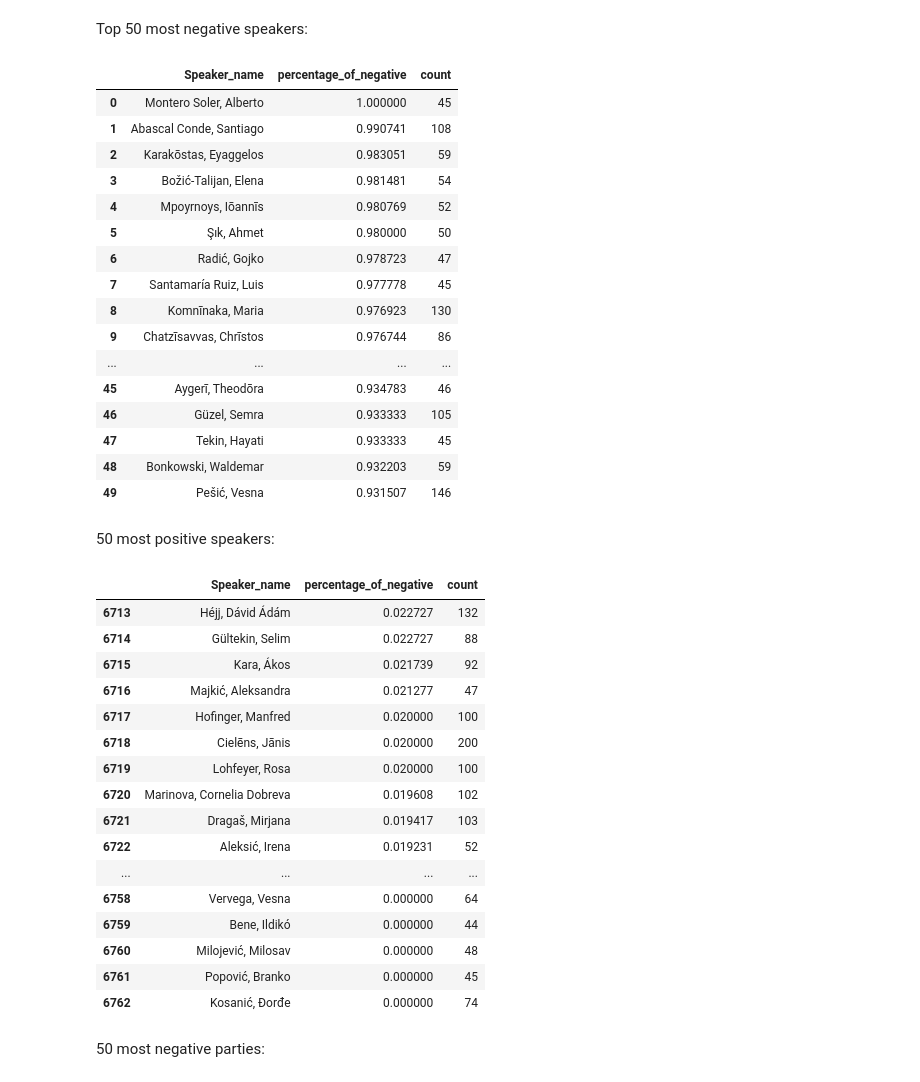
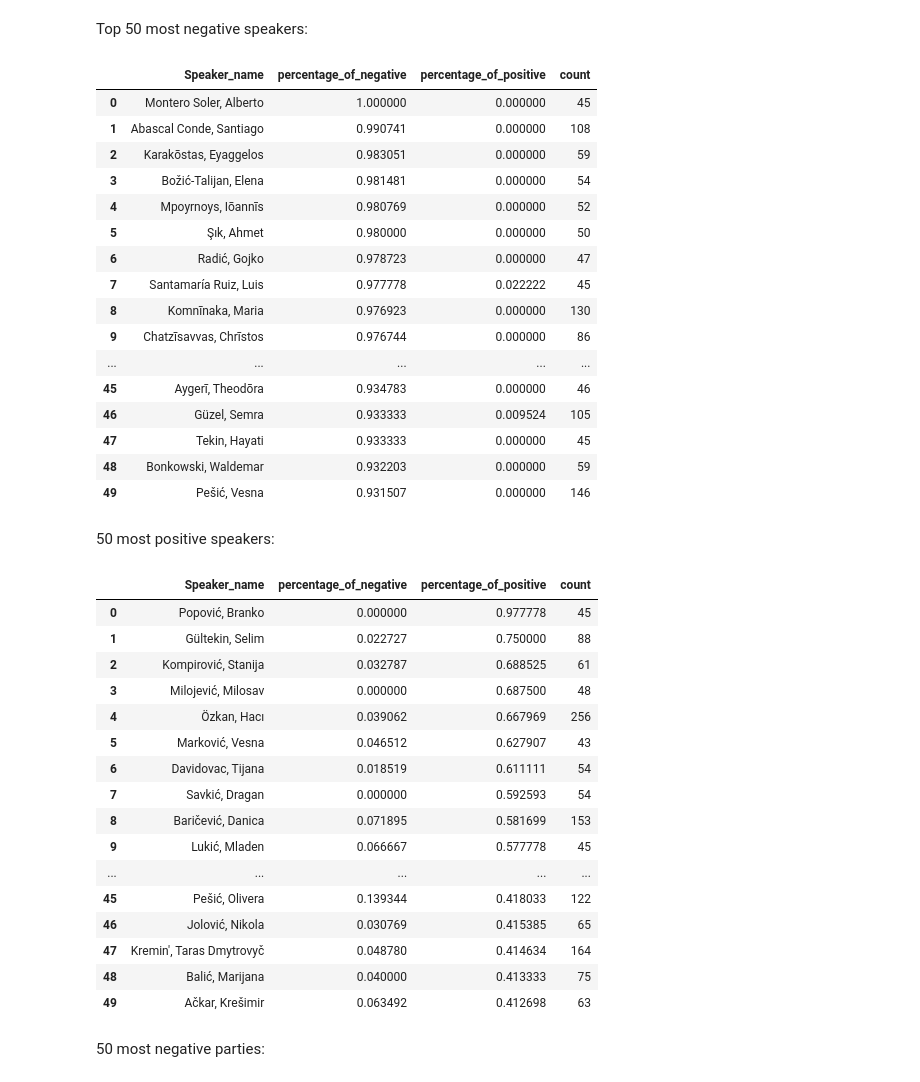
Before and after one commit to clarinsi/parlasent_analysis, a Jupyter notebook: 3_champions_of_sentiment_discoruse.ipynb, the cells around one changed output. Saved outputs shown, nothing was run; the diff lists cells and outputs as text; code cells hidden in the pictures.

```diff
--- a/3_champions_of_sentiment_discoruse.ipynb
+++ b/3_champions_of_sentiment_discoruse.ipynb
@@ -21,7 +21,7 @@ if not Path("speeches.csv.zip").exists():
     system("wget https://huggingface.co/datasets/5roop/parlasent_data/resolve/main/speeches.csv.zip")
 df = pd.read_csv("speeches.csv.zip")
 # %%
-def calculate_sentiment(target="Speaker_name", *, country=None, term=None, filter=None):
+def calculate_sentiment(target="Speaker_name", *, country=None, term=None, filter=None, sort_by="percentage_of_negative"):
     global df
     all_countries = df.country.unique().tolist()
     if country == None:
@@ -62,7 +62,7 @@ def calculate_sentiment(target="Speaker_name", *, country=None, term=None, filte
     gb2.columns = f"{target} percentage_of_negative percentage_of_positive count".split()
 
     # gb2 = gb2.merge(gb1, on=f"{target}", how="left")
-    gb2 = gb2.sort_values(by="percentage_of_negative", ascending=False)
+    gb2 = gb2.sort_values(by=sort_by, ascending=False)
 
     if filter:
         sigma = gb2["count"].std()
@@ -172,45 +150,45 @@ Top 50 most negative speakers:
 # %%
 calculate_sentiment("Speaker_name", country="", term="",filter="Q1+").head(50)
 # %% [output]
-|  | Speaker_name | percentage_of_negative | count |
-| 0 | Montero Soler, Alberto | 1.000000 | 45 |
-| 1 | Abascal Conde, Santiago | 0.990741 | 108 |
-| 2 | Karakōstas, Eyaggelos | 0.983051 | 59 |
-| 3 | Božić-Talijan, Elena | 0.981481 | 54 |
-| 4 | Mpoyrnoys, Iōannīs | 0.980769 | 52 |
-| 5 | Şık, Ahmet | 0.980000 | 50 |
-| 6 | Radić, Gojko | 0.978723 | 47 |
-| 7 | Santamaría Ruiz, Luis | 0.977778 | 45 |
-| 8 | Komnīnaka, Maria | 0.976923 | 130 |
-| 9 | Chatzīsavvas, Chrīstos | 0.976744 | 86 |
-| ... | ... | ... | ... |
-| 45 | Aygerī, Theodōra | 0.934783 | 46 |
-| 46 | Güzel, Semra | 0.933333 | 105 |
-| 47 | Tekin, Hayati | 0.933333 | 45 |
-| 48 | Bonkowski, Waldemar | 0.932203 | 59 |
-| 49 | Pešić, Vesna | 0.931507 | 146 |
+|  | Speaker_name | percentage_of_negative | percentage_of_positive | count |
+| 0 | Montero Soler, Alberto | 1.000000 | 0.000000 | 45 |
+| 1 | Abascal Conde, Santiago | 0.990741 | 0.000000 | 108 |
+| 2 | Karakōstas, Eyaggelos | 0.983051 | 0.000000 | 59 |
+| 3 | Božić-Talijan, Elena | 0.981481 | 0.000000 | 54 |
+| 4 | Mpoyrnoys, Iōannīs | 0.980769 | 0.000000 | 52 |
+| 5 | Şık, Ahmet | 0.980000 | 0.000000 | 50 |
+| 6 | Radić, Gojko | 0.978723 | 0.000000 | 47 |
+| 7 | Santamaría Ruiz, Luis | 0.977778 | 0.022222 | 45 |
+| 8 | Komnīnaka, Maria | 0.976923 | 0.000000 | 130 |
+| 9 | Chatzīsavvas, Chrīstos | 0.976744 | 0.000000 | 86 |
+| ... | ... | ... | ... | ... |
+| 45 | Aygerī, Theodōra | 0.934783 | 0.000000 | 46 |
+| 46 | Güzel, Semra | 0.933333 | 0.009524 | 105 |
+| 47 | Tekin, Hayati | 0.933333 | 0.000000 | 45 |
+| 48 | Bonkowski, Waldemar | 0.932203 | 0.000000 | 59 |
+| 49 | Pešić, Vesna | 0.931507 | 0.000000 | 146 |
 # %% [markdown]
 50 most positive speakers:
 # %%
-calculate_sentiment("Speaker_name", country="", term="",filter="Q1+").tail(50)
+calculate_sentiment("Speaker_name", country="", term="",filter="Q1+", sort_by="percentage_of_positive").head(50)
 # %% [output]
-|  | Speaker_name | percentage_of_negative | count |
-| 6713 | Héjj, Dávid Ádám | 0.022727 | 132 |
-| 6714 | Gültekin, Selim | 0.022727 | 88 |
-| 6715 | Kara, Ákos | 0.021739 | 92 |
-| 6716 | Majkić, Aleksandra | 0.021277 | 47 |
-| 6717 | Hofinger, Manfred | 0.020000 | 100 |
-| 6718 | Cielēns, Jānis | 0.020000 | 200 |
-| 6719 | Lohfeyer, Rosa | 0.020000 | 100 |
-| 6720 | Marinova, Cornelia Dobreva | 0.019608 | 102 |
-| 6721 | Dragaš, Mirjana | 0.019417 | 103 |
-| 6722 | Aleksić, Irena | 0.019231 | 52 |
-| ... | ... | ... | ... |
-| 6758 | Vervega, Vesna | 0.000000 | 64 |
-| 6759 | Bene, Ildikó | 0.000000 | 44 |
-| 6760 | Milojević, Milosav | 0.000000 | 48 |
-| 6761 | Popović, Branko | 0.000000 | 45 |
-| 6762 | Kosanić, Đorđe | 0.000000 | 74 |
+|  | Speaker_name | percentage_of_negative | percentage_of_positive | count |
+| 0 | Popović, Branko | 0.000000 | 0.977778 | 45 |
+| 1 | Gültekin, Selim | 0.022727 | 0.750000 | 88 |
+| 2 | Kompirović, Stanija | 0.032787 | 0.688525 | 61 |
+| 3 | Milojević, Milosav | 0.000000 | 0.687500 | 48 |
+| 4 | Özkan, Hacı | 0.039062 | 0.667969 | 256 |
+| 5 | Marković, Vesna | 0.046512 | 0.627907 | 43 |
+| 6 | Davidovac, Tijana | 0.018519 | 0.611111 | 54 |
+| 7 | Savkić, Dragan | 0.000000 | 0.592593 | 54 |
+| 8 | Baričević, Danica | 0.071895 | 0.581699 | 153 |
+| 9 | Lukić, Mladen | 0.066667 | 0.577778 | 45 |
+| ... | ... | ... | ... | ... |
+| 45 | Pešić, Olivera | 0.139344 | 0.418033 | 122 |
+| 46 | Jolović, Nikola | 0.030769 | 0.415385 | 65 |
+| 47 | Kremin', Taras Dmytrovyč | 0.048780 | 0.414634 | 164 |
+| 48 | Balić, Marijana | 0.040000 | 0.413333 | 75 |
+| 49 | Ačkar, Krešimir | 0.063492 | 0.412698 | 63 |
 # %% [markdown]
 50 most negative parties:
 # %%
```
Also changed, not shown: parts of 8 cells of this notebook, 2 other files.
